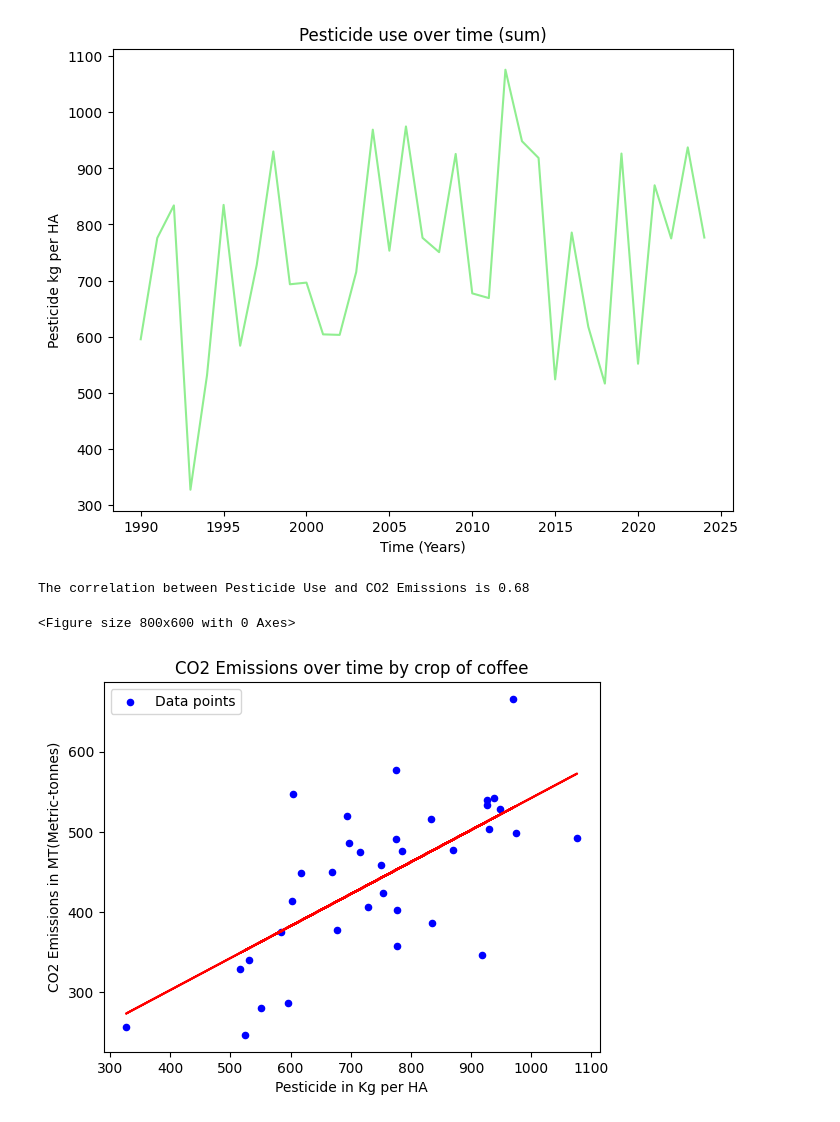
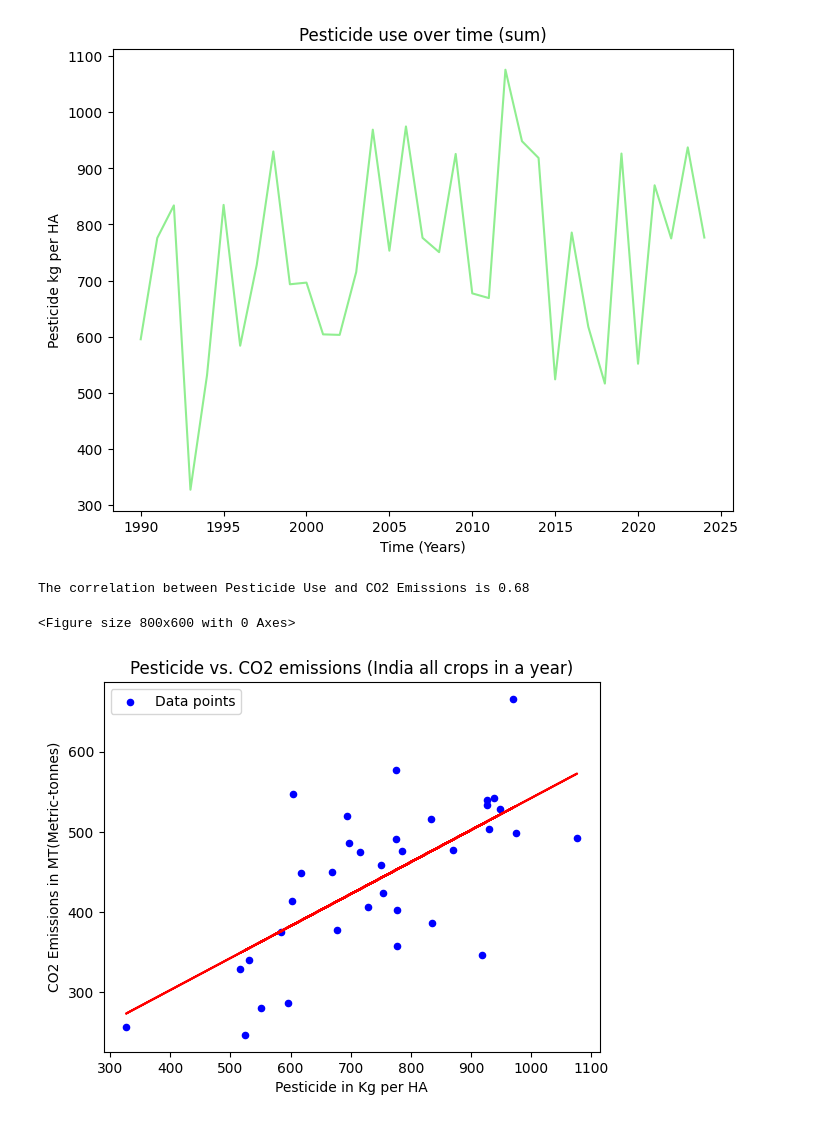
Before and after one commit to EdGonz44/Project-3, a Jupyter notebook: Reference_dfs.ipynb, the cells around one changed output. Drawn from its saved outputs; the diff is of its cells as text; code cells hidden in the pictures.

```diff
--- a/Reference_dfs.ipynb
+++ b/Reference_dfs.ipynb
@@ -328,27 +328,27 @@ plt.show()
 # %%
 #scatter plot of
 x_axis_india = india_grouped_df['Pesticide_Use_KG_per_HA']
 y_axis_india = india_grouped_df['CO2_Emissions_MT']
 
 correlation = st.pearsonr(x_axis_india,y_axis_india)
 print(f"The correlation between Pesticide Use and CO2 Emissions is {round(correlation[0],2)}")
 (slope, intercept, rvalue, pvalue, stderr) = linregress(x_axis_india, y_axis_india)
 regress_values = x_axis_india * slope + intercept
 line_eq = "y = " + str(round(slope,2)) + "x + " + str(round(intercept,2))
 
 plt.figure(figsize=(8,6))
 india_grouped_df.plot.scatter(x='Pesticide_Use_KG_per_HA',
                              y='CO2_Emissions_MT', color='blue')
 plt.plot(x_axis_india,regress_values,"r-")
 plt.annotate(line_eq,(20,36),fontsize=15,color="red")
 
-plt.title('CO2 Emissions over time by crop of coffee')
+plt.title('Pesticide vs. CO2 emissions (India all crops in a year)')
 plt.xlabel('Pesticide in Kg per HA')
 plt.ylabel('CO2 Emissions in MT(Metric-tonnes)')
 
 plt.legend(['Data points'])
 plt.show()
 # %% [output]
 The correlation between Pesticide Use and CO2 Emissions is 0.68
 <Figure size 800x600 with 0 Axes>
-[figure, old version]
+[figure, new version]
```
Also changed, not shown: parts of 1 cell of this notebook.
